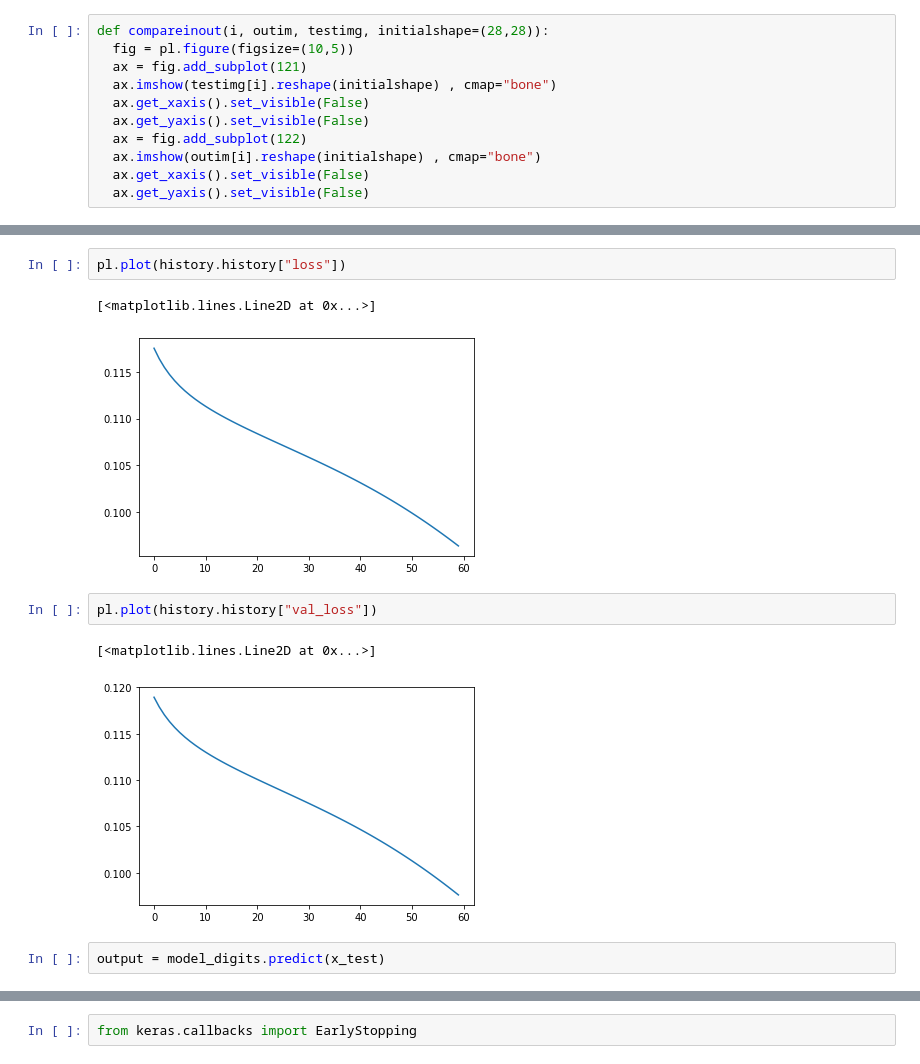
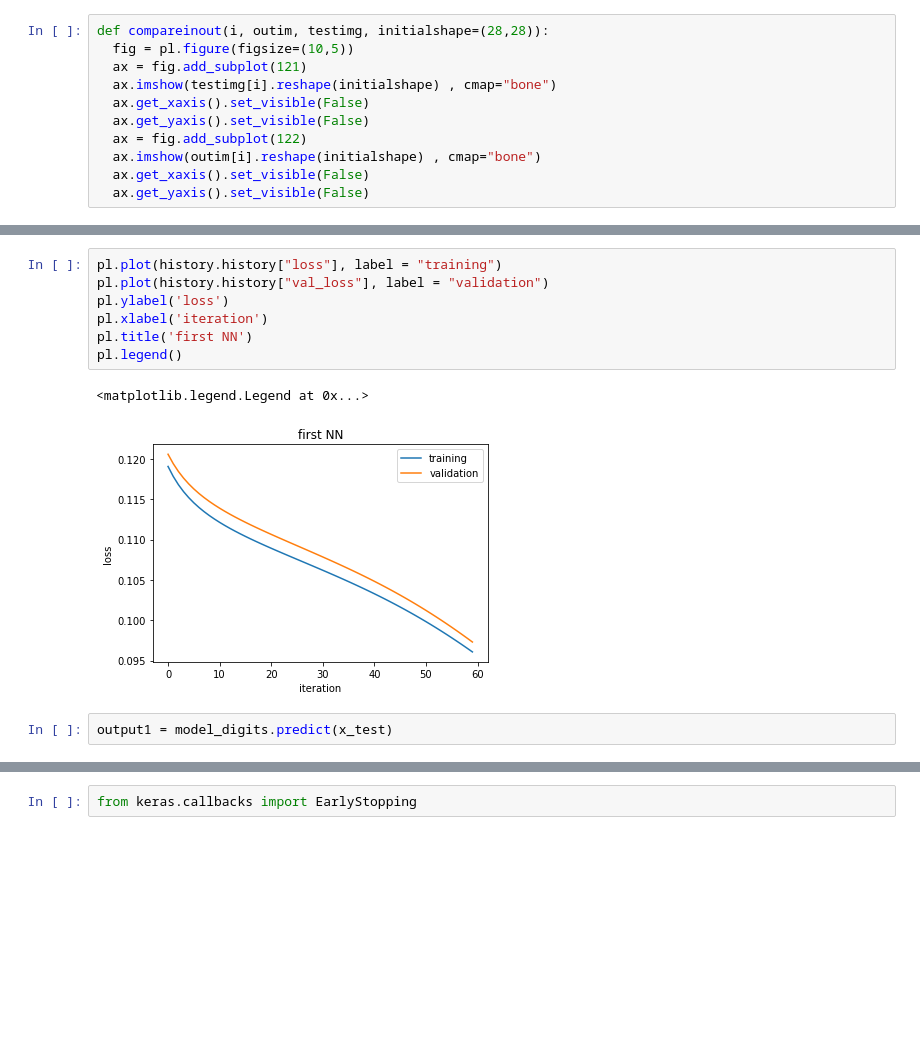
Before and after one commit to siddpatel1/DSPS_SPatel, a Jupyter notebook: lab/sidpatel_autoencoder_lab.ipynb, the cells around one changed output, grey strips where cells are left out. Saved outputs shown, nothing was run; the diff lists cells and outputs as text; blank space fills up the shorter version.

```diff
--- a/lab/sidpatel_autoencoder_lab.ipynb
+++ b/lab/sidpatel_autoencoder_lab.ipynb
@@ -129,13 +112,13 @@ history.history['loss']
-# %%
-pl.plot(history.history["loss"])
-# %% [output]
-[<matplotlib.lines.Line2D at 0x...>]
-[figure, removed]
-# %%
-pl.plot(history.history["val_loss"])
-# %% [output]
-[<matplotlib.lines.Line2D at 0x...>]
-[figure, removed]
+# %%
+pl.plot(history.history["loss"], label = "training")
+pl.plot(history.history["val_loss"], label = "validation")
+pl.ylabel('loss')
+pl.xlabel('iteration')
+pl.title('first NN')
+pl.legend()
+# %% [output]
+<matplotlib.legend.Legend at 0x...>
+[figure, added]
 # %%
-output = model_digits.predict(x_test)
+output1 = model_digits.predict(x_test)
 # %%
```
Also changed, not shown: parts of 26 cells of this notebook.
